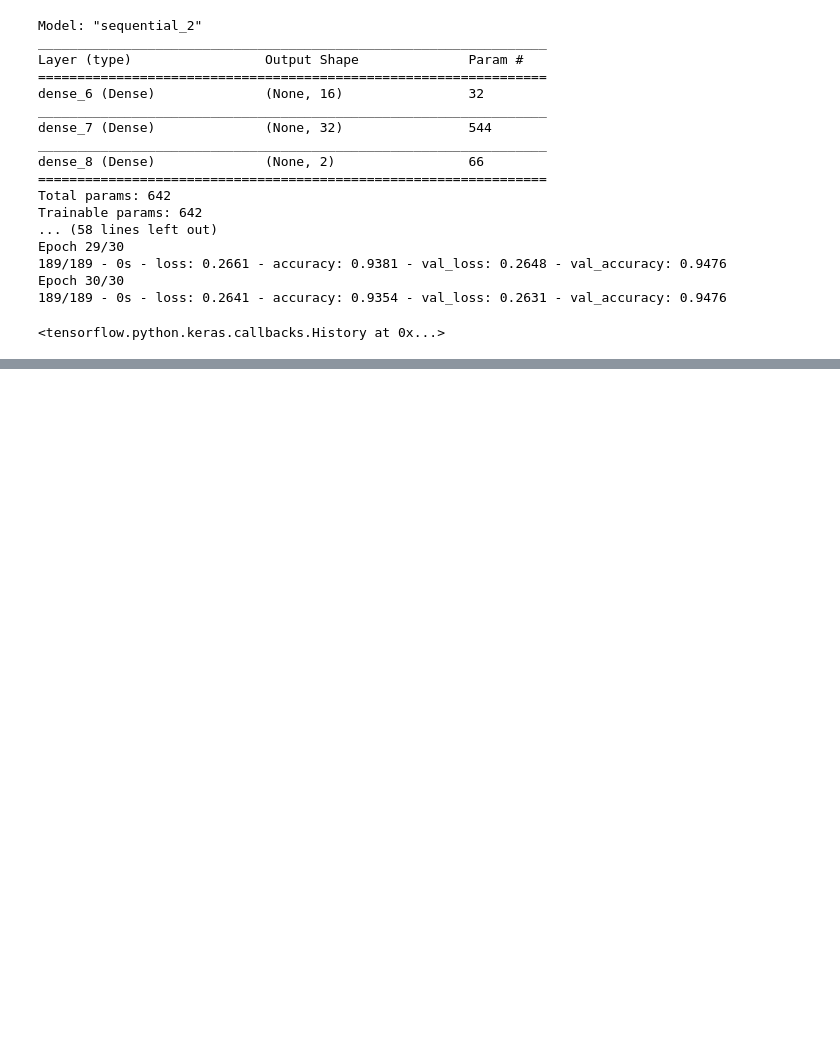
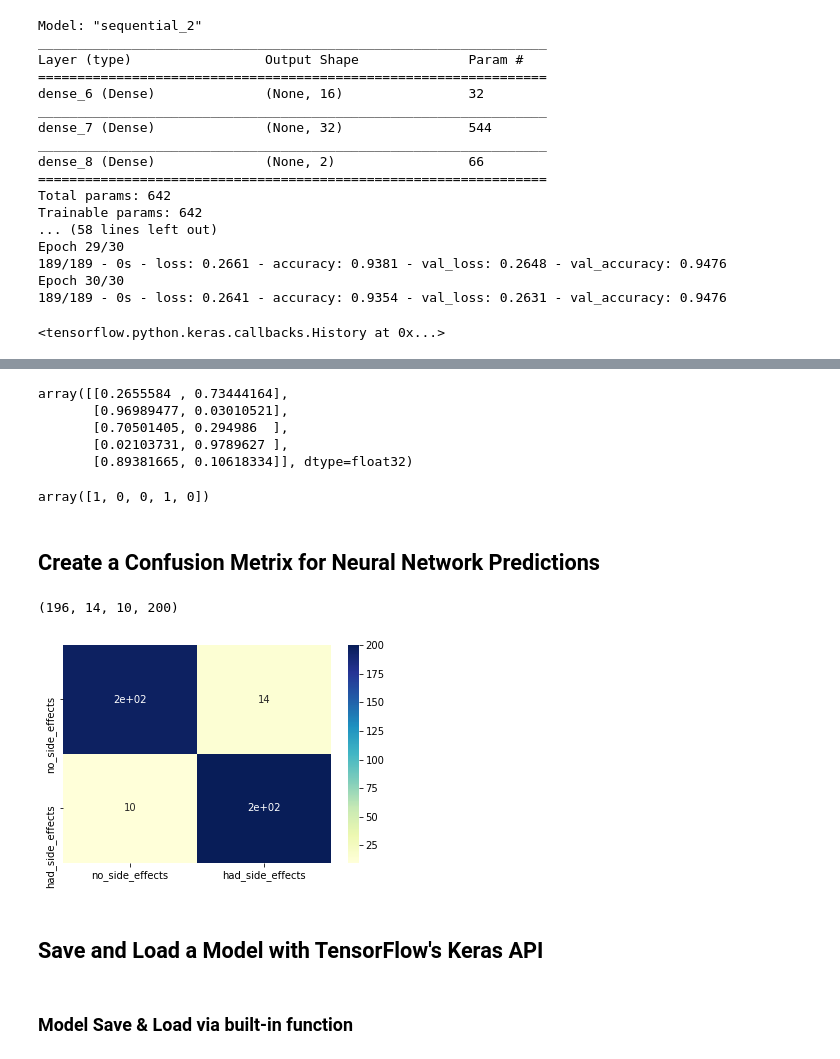
Before and after one commit to rNLKJA/legendary-succotash, a Jupyter notebook: Keras beginner tutorial/Keras with TensorFlow Course - Python Deep Learning and Neural Networks for Beginners.ipynb, the cells around one changed output, grey strips where cells are left out. Cells and saved outputs as stored; diff of their text form; code cells hidden in the pictures; blank space fills up the shorter version.

```diff
--- a/Keras beginner tutorial/Keras with TensorFlow Course - Python Deep Learning and Neural Networks for Beginners.ipynb
+++ b/Keras beginner tutorial/Keras with TensorFlow Course - Python Deep Learning and Neural Networks for Beginners.ipynb
@@ -206,0 +246,8 @@ Epoch 30/30
+# %%
+# scale the data with MinMaxScaler
+scaled_test_samples = scaler.fit_transform(test_samples.reshape(-1, 1))
+# %%
+# predict based on the above model
+predictions = model.predict(x=scaled_test_samples,
+                            batch_size=10,
+                            verbose=1)
@@ -206,0 +256,17 @@ Epoch 30/30
+# %%
+# visualise prediction set
+predictions[:5]
+# %% [output]
+array([[0.2655584 , 0.73444164],
+       [0.96989477, 0.03010521],
+       [0.70501405, 0.294986  ],
+       [0.02103731, 0.9789627 ],
+       [0.89381665, 0.10618334]], dtype=float32)
+# %%
+# arg-max
+rounded_predictions = np.argmax(predictions, axis=-1)
+rounded_predictions[:5]
+# %% [output]
+array([1, 0, 0, 1, 0])
+# %% [markdown]
+## Create a Confusion Metrix for Neural Network Predictions
@@ -206,0 +281,25 @@ Epoch 30/30
+# %%
+# construct the confusion matrix
+cm = confusion_matrix(y_true=test_labels,
+                         y_pred=rounded_predictions)
+
+# not important, evaluate the value of tn, fp, fn, tp from confusion matrix
+tn, fp, fn, tp = cm.ravel()
+tn, fp, fn, tp
+# %% [output]
+(196, 14, 10, 200)
+# %%
+# plot the matrix use searborn heatmap
+cm_plot_labels = ['no_side_effects', 'had_side_effects']
+
+sns.heatmap(data=cm, cmap='YlGnBu',
+            xticklabels=cm_plot_labels,
+            yticklabels=cm_plot_labels,
+            annot=True)
+plt.show()
+# %% [output]
+[figure, added]
+# %% [markdown]
+## Save and Load a Model with TensorFlow's Keras API
+# %% [markdown]
+### Model Save & Load via built-in function
```
Also changed, not shown: parts of 22 cells of this notebook.
